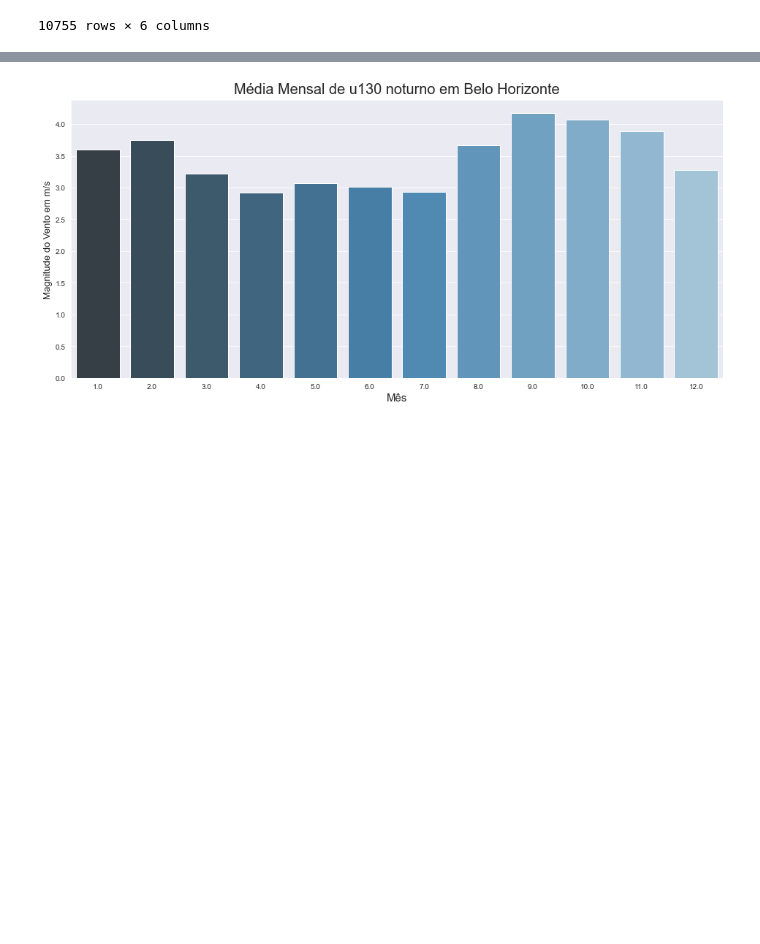
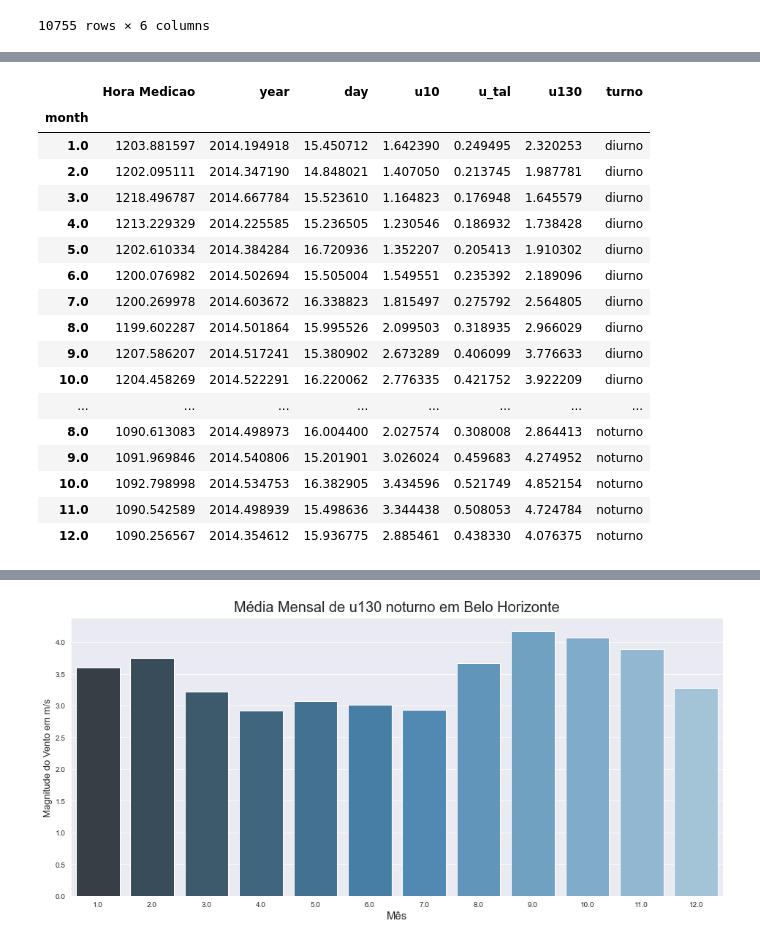
Before and after one commit to g-almeida/Climatology, a Jupyter notebook: ERA5 Reanalysis/Vento/TrabMeteoro/trabMeteoro.ipynb, the cells around one changed output, grey strips where cells are left out. Cells and saved outputs as stored; diff of their text form; code cells hidden in the pictures; blank space fills up the shorter version.

```diff
--- a/ERA5 Reanalysis/Vento/TrabMeteoro/trabMeteoro.ipynb
+++ b/ERA5 Reanalysis/Vento/TrabMeteoro/trabMeteoro.ipynb
@@ -130,0 +153,23 @@ sea.barplot(calc_u130('TM', 'diurno').index, calc_u130('TM', 'diurno')['u130'])
+# %%
+tst = mediaD#.drop(['Hora Medicao','year','u10','day','u_tal'], axis=1)
+tst2 =  mediaN#.drop(['Hora Medicao','year','u10','day','u_tal'], axis=1)
+pd.concat([tst,tst2])
+# %% [output]
+|  | Hora Medicao | year | day | u10 | u_tal | u130 | turno |
+| month |  |  |  |  |  |  |  |
+| 1.0 | 1203.881597 | 2014.194918 | 15.450712 | 1.642390 | 0.249495 | 2.320253 | diurno |
+| 2.0 | 1202.095111 | 2014.347190 | 14.848021 | 1.407050 | 0.213745 | 1.987781 | diurno |
+| 3.0 | 1218.496787 | 2014.667784 | 15.523610 | 1.164823 | 0.176948 | 1.645579 | diurno |
+| 4.0 | 1213.229329 | 2014.225585 | 15.236505 | 1.230546 | 0.186932 | 1.738428 | diurno |
+| 5.0 | 1202.610334 | 2014.384284 | 16.720936 | 1.352207 | 0.205413 | 1.910302 | diurno |
+| 6.0 | 1200.076982 | 2014.502694 | 15.505004 | 1.549551 | 0.235392 | 2.189096 | diurno |
+| 7.0 | 1200.269978 | 2014.603672 | 16.338823 | 1.815497 | 0.275792 | 2.564805 | diurno |
+| 8.0 | 1199.602287 | 2014.501864 | 15.995526 | 2.099503 | 0.318935 | 2.966029 | diurno |
+| 9.0 | 1207.586207 | 2014.517241 | 15.380902 | 2.673289 | 0.406099 | 3.776633 | diurno |
+| 10.0 | 1204.458269 | 2014.522291 | 16.220062 | 2.776335 | 0.421752 | 3.922209 | diurno |
+| ... | ... | ... | ... | ... | ... | ... | ... |
+| 8.0 | 1090.613083 | 2014.498973 | 16.004400 | 2.027574 | 0.308008 | 2.864413 | noturno |
+| 9.0 | 1091.969846 | 2014.540806 | 15.201901 | 3.026024 | 0.459683 | 4.274952 | noturno |
+| 10.0 | 1092.798998 | 2014.534753 | 16.382905 | 3.434596 | 0.521749 | 4.852154 | noturno |
+| 11.0 | 1090.542589 | 2014.498939 | 15.498636 | 3.344438 | 0.508053 | 4.724784 | noturno |
+| 12.0 | 1090.256567 | 2014.354612 | 15.936775 | 2.885461 | 0.438330 | 4.076375 | noturno |
```
Also changed, not shown: parts of 9 cells of this notebook.
